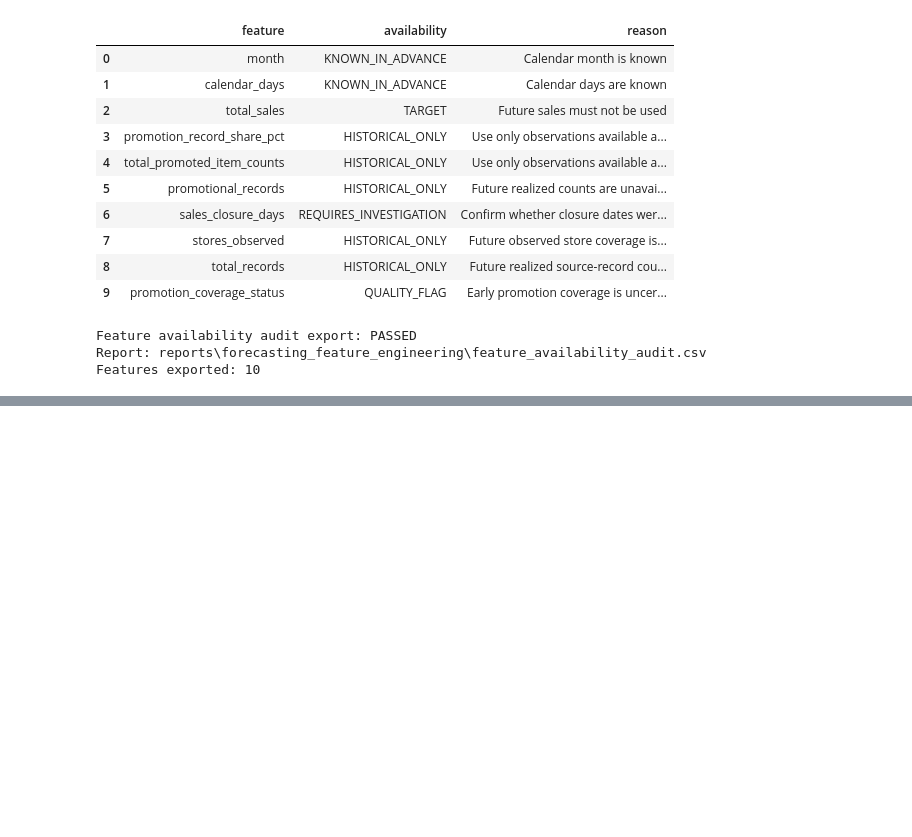
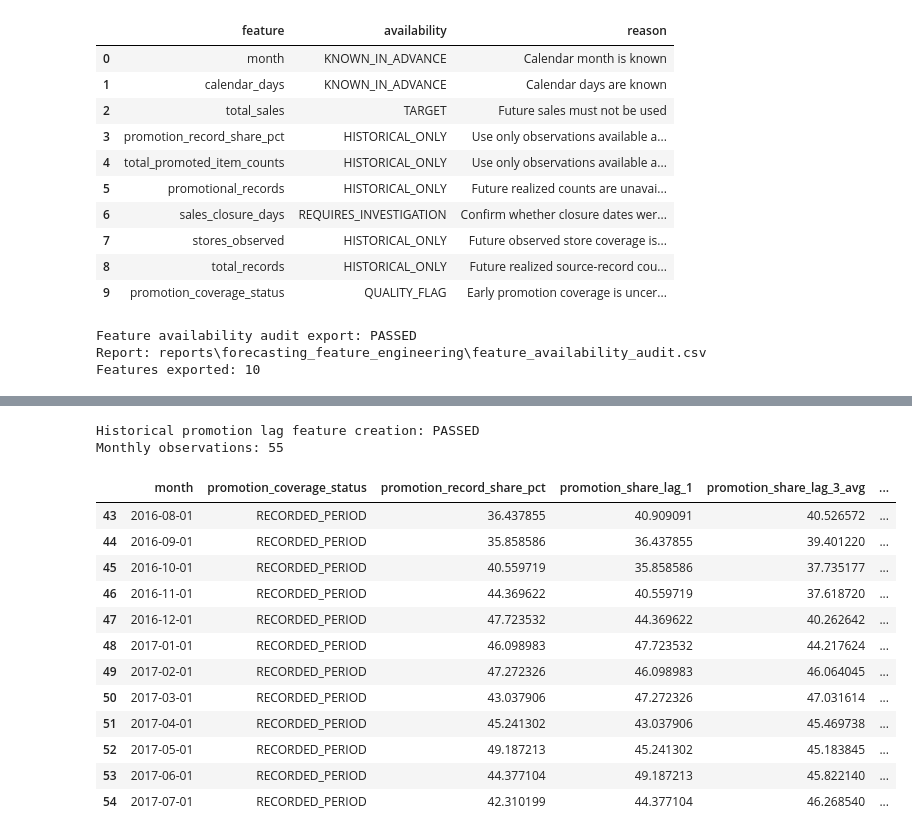
Before and after one commit to Abu-Hozaifa-Retail-Analyst/retail-sales-forecasting, a Jupyter notebook: notebooks/05_forecasting/03_calendar_promotion_feature_engineering.ipynb, the cells around one changed output, grey strips where cells are left out. Cells and saved outputs as stored; diff of their text form; code cells hidden in the pictures; blank space fills up the shorter version.

```diff
--- a/notebooks/05_forecasting/03_calendar_promotion_feature_engineering.ipynb
+++ b/notebooks/05_forecasting/03_calendar_promotion_feature_engineering.ipynb
@@ -539,0 +780,74 @@ Features exported: 10
+# %%
+# Ensure chronological order
+monthly_features_df = (
+    monthly_features_df
+    .sort_values("month")
+    .reset_index(drop=True)
+)
+
+# Previous month's recorded promotion share
+monthly_features_df["promotion_share_lag_1"] = (
+    monthly_features_df["promotion_record_share_pct"].shift(1)
+)
+
+# Previous 3 months' average recorded promotion share
+# shift(1) excludes the current month's promotion activity
+monthly_features_df["promotion_share_lag_3_avg"] = (
+    monthly_features_df["promotion_record_share_pct"]
+    .shift(1)
+    .rolling(window=3, min_periods=3)
+    .mean()
+)
+
+# Previous 3 months' total promoted item counts
+monthly_features_df["promoted_items_lag_3_sum"] = (
+    monthly_features_df["total_promoted_item_counts"]
+    .shift(1)
+    .rolling(window=3, min_periods=3)
+    .sum()
+)
+
+# Validation
+assert len(monthly_features_df) == 55
+assert monthly_features_df["month"].is_unique
+
+assert monthly_features_df["promotion_share_lag_1"].isna().sum() == 1
+assert monthly_features_df["promotion_share_lag_3_avg"].isna().sum() == 3
+assert monthly_features_df["promoted_items_lag_3_sum"].isna().sum() == 3
+
+assert (
+    monthly_features_df["promotion_share_lag_1"].iloc[1:].to_numpy()
+    == monthly_features_df["promotion_record_share_pct"].iloc[:-1].to_numpy()
+).all()
+
+print("Historical promotion lag feature creation: PASSED")
+print("Monthly observations:", len(monthly_features_df))
+
+display(
+    monthly_features_df[
+        [
+            "month",
+            "promotion_coverage_status",
+            "promotion_record_share_pct",
+            "promotion_share_lag_1",
+            "promotion_share_lag_3_avg",
+            "promoted_items_lag_3_sum",
+        ]
+    ].tail(12)
+)
+# %% [output]
+Historical promotion lag feature creation: PASSED
+Monthly observations: 55
+|  | month | promotion_coverage_status | promotion_record_share_pct | promotion_share_lag_1 | promotion_share_lag_3_avg | ... |
+| 43 | 2016-08-01 | RECORDED_PERIOD | 36.437855 | 40.909091 | 40.526572 | ... |
+| 44 | 2016-09-01 | RECORDED_PERIOD | 35.858586 | 36.437855 | 39.401220 | ... |
+| 45 | 2016-10-01 | RECORDED_PERIOD | 40.559719 | 35.858586 | 37.735177 | ... |
+| 46 | 2016-11-01 | RECORDED_PERIOD | 44.369622 | 40.559719 | 37.618720 | ... |
+| 47 | 2016-12-01 | RECORDED_PERIOD | 47.723532 | 44.369622 | 40.262642 | ... |
+| 48 | 2017-01-01 | RECORDED_PERIOD | 46.098983 | 47.723532 | 44.217624 | ... |
+| 49 | 2017-02-01 | RECORDED_PERIOD | 47.272326 | 46.098983 | 46.064045 | ... |
+| 50 | 2017-03-01 | RECORDED_PERIOD | 43.037906 | 47.272326 | 47.031614 | ... |
+| 51 | 2017-04-01 | RECORDED_PERIOD | 45.241302 | 43.037906 | 45.469738 | ... |
+| 52 | 2017-05-01 | RECORDED_PERIOD | 49.187213 | 45.241302 | 45.183845 | ... |
+| 53 | 2017-06-01 | RECORDED_PERIOD | 44.377104 | 49.187213 | 45.822140 | ... |
+| 54 | 2017-07-01 | RECORDED_PERIOD | 42.310199 | 44.377104 | 46.268540 | ... |
```
Also changed, not shown: parts of 19 cells of this notebook, 2 other files.
